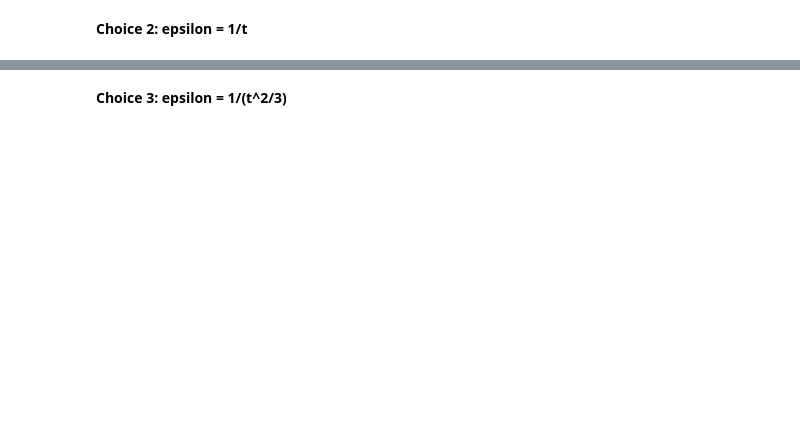
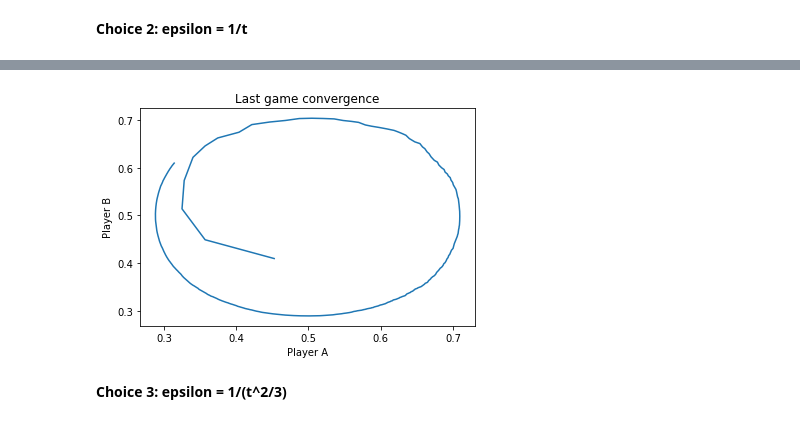
Before and after one commit to rishishah02/algo-econ, a Jupyter notebook: Project2/Project_2 .ipynb, the cells around one changed output, grey strips where cells are left out. Saved outputs shown, nothing was run; the diff lists cells and outputs as text; code cells hidden in the pictures; blank space fills up the shorter version.

```diff
--- a/Project2/Project_2 .ipynb
+++ b/Project2/Project_2 .ipynb
@@ -459,3 +513,7 @@ def compute_epsilon(t):
+# %%
+last_conv(last_conv_a, last_conv_b)
+# %% [output]
+[figure, added]
 # %% [markdown]
 **Choice 3: epsilon = 1/(t^2/3)**
 # %%
```
Also changed, not shown: parts of 22 cells of this notebook.
